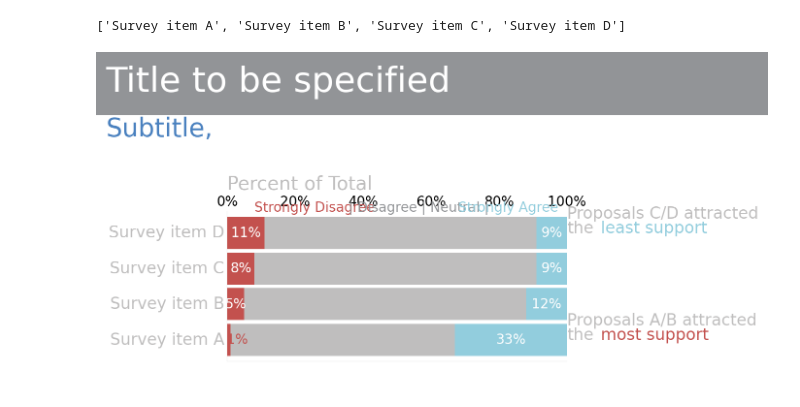
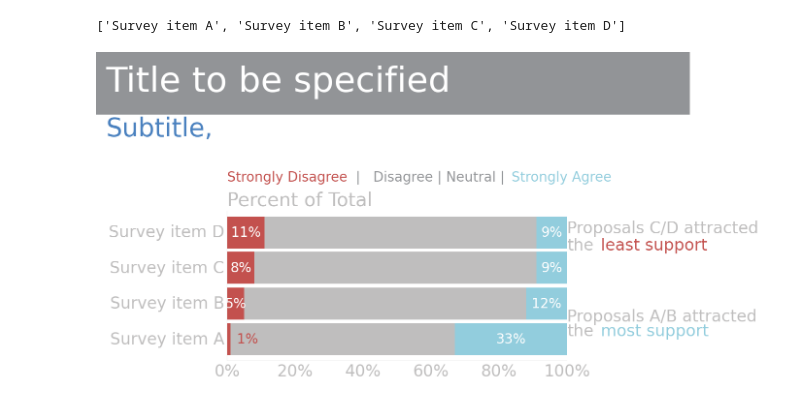
Before and after one commit to steed360/Data-Wrangling-And-Visualisation-Toolkits, a Jupyter notebook: Data Visualisation/Plotnine/7-Survey_Chart.ipynb, the cells around one changed output. Drawn from its saved outputs; the diff is of its cells as text; code cells hidden in the pictures.

```diff
--- a/Data Visualisation/Plotnine/7-Survey_Chart.ipynb
+++ b/Data Visualisation/Plotnine/7-Survey_Chart.ipynb
@@ -240,7 +240,8 @@ t = theme(
           axis_ticks_length=0,
 
           #text=element_text(color="red"),
-          axis_text=element_text(color=GRAY5),
+          axis_text=element_text(color=GRAY9),
+
           axis_text_x=element_text(color=GRAY9),
           axis_text_y=element_text(color=GRAY9),
 
@@ -267,8 +268,8 @@ fig = ( ggplot(aes(x = 'item', y = 'Percentage', fill = 'Answer'), data=df ) +
             color = "white", size = 10 ) +
 
   geom_text ( aes(label = ( 'value_label_a'  )  ),
-            position = position_stack(vjust = 0.9),
-            color = RED1, size = 10, nudge_y=0.02 ) +
+            position = position_stack(vjust = 0.95),
+            color = RED1, size = 10, nudge_y=0.05 ) +
 
   SWD_theme () + t +
 
@@ -285,18 +286,6 @@ ax0.axis('Off') # don't draw anything.
 
 ############################################
 
-# Having got the plot make some other annotations.
-ax1 = fig.axes[0]
-
-# Move our chart down a bit to give room for title etc.
-# left, bottom, width, height ( 1,1)
-
-ax1.xaxis.set_label_position('top')
-ax1.xaxis.set_ticks_position ('top')
-
-ax1.set_position  (pos=  [0.1, 0 ,0.7,0.5] )
-
-###########################################
 
 #Title
 ax0.text( -0.15 , 0.9,
@@ -304,44 +293,62 @@ ax0.text( -0.15 , 0.9,
          fontsize=26,
          color='white',
          # put a rectangular box around the text to set a background color
          bbox={'facecolor': GRAY7, 'pad': 12, 'edgecolor': "None"})
 
 
 # Subtitle
 plt.text(-0.15, 0.75,
          'Subtitle,',
          fontsize=19,
          color=BLUE2)
 
 # x label at top of chart
 
 #ax1.xaxis.set_label_coords(0.15, 1.14)
 #ax1.xlabel('Percentage of total',fontsize=14,color =GRAY5)
 #fig.canvas.draw() # this is essential
 
-rainbow_text(
-    1, 1,
-    'Proposals A/B attracted\nthe||    most support',
-    colors=[[GRAY9],
-           [GRAY9,RED1]]
-    ,ax=ax1,
-    fontsize=12, spacing=30)
+
+####################################################
+
+
+# Having got the plot make some other annotations.
+ax1 = fig.axes[0]
+
+# Move our chart down a bit to give room for title etc.
+# left, bottom, width, height ( 1,1)
+
+ax1.xaxis.set_label_position('top')
+#ax1.xaxis.set_ticks_position ('top')
+
+ax1.set_position  (pos=  [0.1, 0 ,0.7,0.5] )
+
+###########################################
+
+
+# Add Legend to above the chart.
+cols  = [RED1,GRAY7,BLUE5]
+words = ['Strongly Disagree', '        |   Disagree | Neutral |', '           Strongly Agree']
+color_title ( colors=cols, labels= words, ax=ax1, textprops= {'size':'medium'}, y=1.2)
 
 rainbow_text(
-    1, 4,
-    'Proposals C/D attracted\nthe||    least support',
+    1, 1.1,
+    'Proposals A/B attracted\nthe||    most support',
     colors=[[GRAY9],
            [GRAY9,BLUE5]]
     ,ax=ax1,
     fontsize=12, spacing=30)
 
-# Add Legend to above the chart.
-cols  = [RED1,GRAY7,BLUE5]
-words = ['Strongly Disagree', '| Disagree | Neutral |', 'Strongly Agree']
-color_title ( colors=cols, labels= words, ax=ax1, textprops= {'size':'medium'})
+rainbow_text(
+    1, 3.5,
+    'Proposals C/D attracted\nthe||    least support',
+    colors=[[GRAY9],
+           [GRAY9,RED1]]
+    ,ax=ax1,
+    fontsize=12, spacing=35)
 
 fig.dpi = 200
 width_in = 5
 fig.set_size_inches(width_in , width_in/1.62)
 # %% [output]
-[figure, old version]
+[figure, new version]
```
